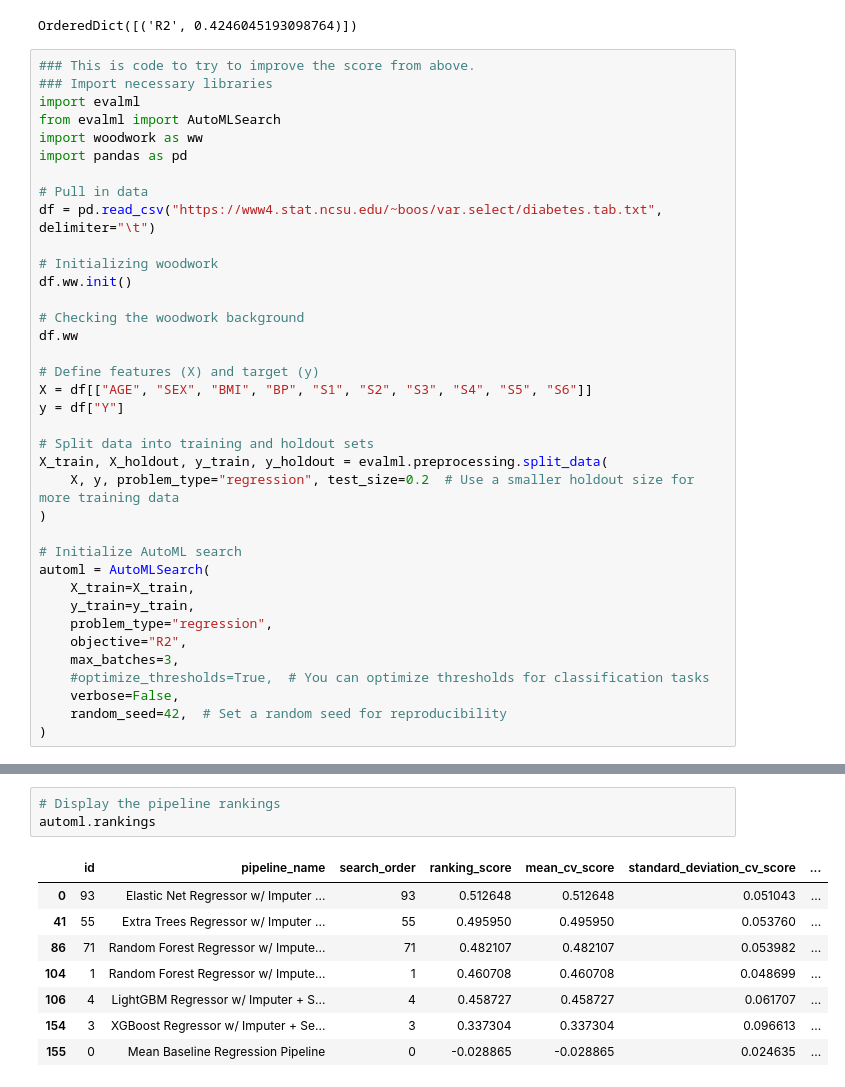
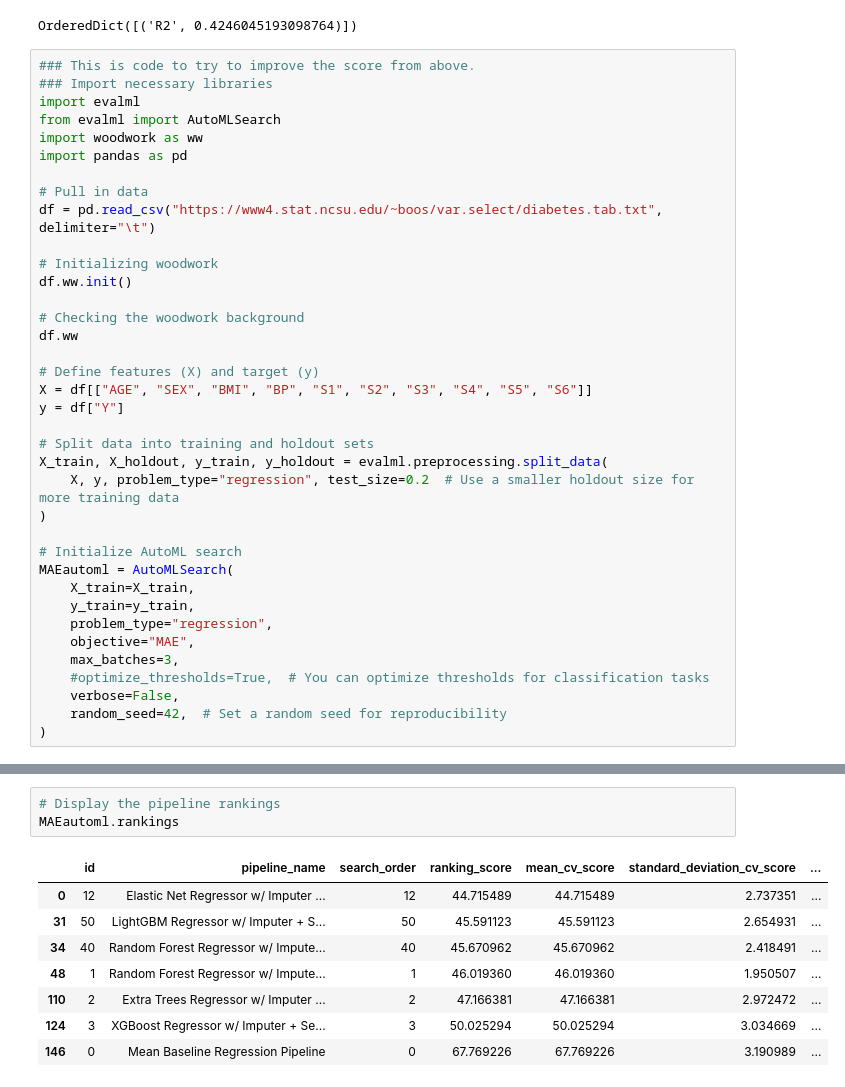
Before and after one commit to EnzoZirotti/Using-EVALML, a Jupyter notebook: diabetes_data.ipynb, the cells around one changed output, grey strips where cells are left out. Saved outputs shown, nothing was run; the diff lists cells and outputs as text.

```diff
--- a/diabetes_data.ipynb
+++ b/diabetes_data.ipynb
@@ -141,11 +139,11 @@ X_train, X_holdout, y_train, y_holdout = evalml.preprocessing.split_data(
 )
 
 # Initialize AutoML search
-automl = AutoMLSearch(
+MAEautoml = AutoMLSearch(
     X_train=X_train,
     y_train=y_train,
     problem_type="regression",
-    objective="R2",
+    objective="MAE",
     max_batches=3,
     #optimize_thresholds=True,  # You can optimize thresholds for classification tasks
     verbose=False,
@@ -186,15 +184,15 @@ You can set `force_col_wise=true` to remove the overhead.
 # %%
 # Display the pipeline rankings
-automl.rankings
+MAEautoml.rankings
 # %% [output]
 |  | id | pipeline_name | search_order | ranking_score | mean_cv_score | standard_deviation_cv_score | ... |
-| 0 | 93 | Elastic Net Regressor w/ Imputer ... | 93 | 0.512648 | 0.512648 | 0.051043 | ... |
-| 41 | 55 | Extra Trees Regressor w/ Imputer ... | 55 | 0.495950 | 0.495950 | 0.053760 | ... |
-| 86 | 71 | Random Forest Regressor w/ Impute... | 71 | 0.482107 | 0.482107 | 0.053982 | ... |
-| 104 | 1 | Random Forest Regressor w/ Impute... | 1 | 0.460708 | 0.460708 | 0.048699 | ... |
-| 106 | 4 | LightGBM Regressor w/ Imputer + S... | 4 | 0.458727 | 0.458727 | 0.061707 | ... |
-| 154 | 3 | XGBoost Regressor w/ Imputer + Se... | 3 | 0.337304 | 0.337304 | 0.096613 | ... |
-| 155 | 0 | Mean Baseline Regression Pipeline | 0 | -0.028865 | -0.028865 | 0.024635 | ... |
+| 0 | 12 | Elastic Net Regressor w/ Imputer ... | 12 | 44.715489 | 44.715489 | 2.737351 | ... |
+| 31 | 50 | LightGBM Regressor w/ Imputer + S... | 50 | 45.591123 | 45.591123 | 2.654931 | ... |
+| 34 | 40 | Random Forest Regressor w/ Impute... | 40 | 45.670962 | 45.670962 | 2.418491 | ... |
+| 48 | 1 | Random Forest Regressor w/ Impute... | 1 | 46.019360 | 46.019360 | 1.950507 | ... |
+| 110 | 2 | Extra Trees Regressor w/ Imputer ... | 2 | 47.166381 | 47.166381 | 2.972472 | ... |
+| 124 | 3 | XGBoost Regressor w/ Imputer + Se... | 3 | 50.025294 | 50.025294 | 3.034669 | ... |
+| 146 | 0 | Mean Baseline Regression Pipeline | 0 | 67.769226 | 67.769226 | 3.190989 | ... |
 # %%
 
 # See more details of the best pipeline
```
Also changed, not shown: parts of 7 cells of this notebook, 1 other file.
